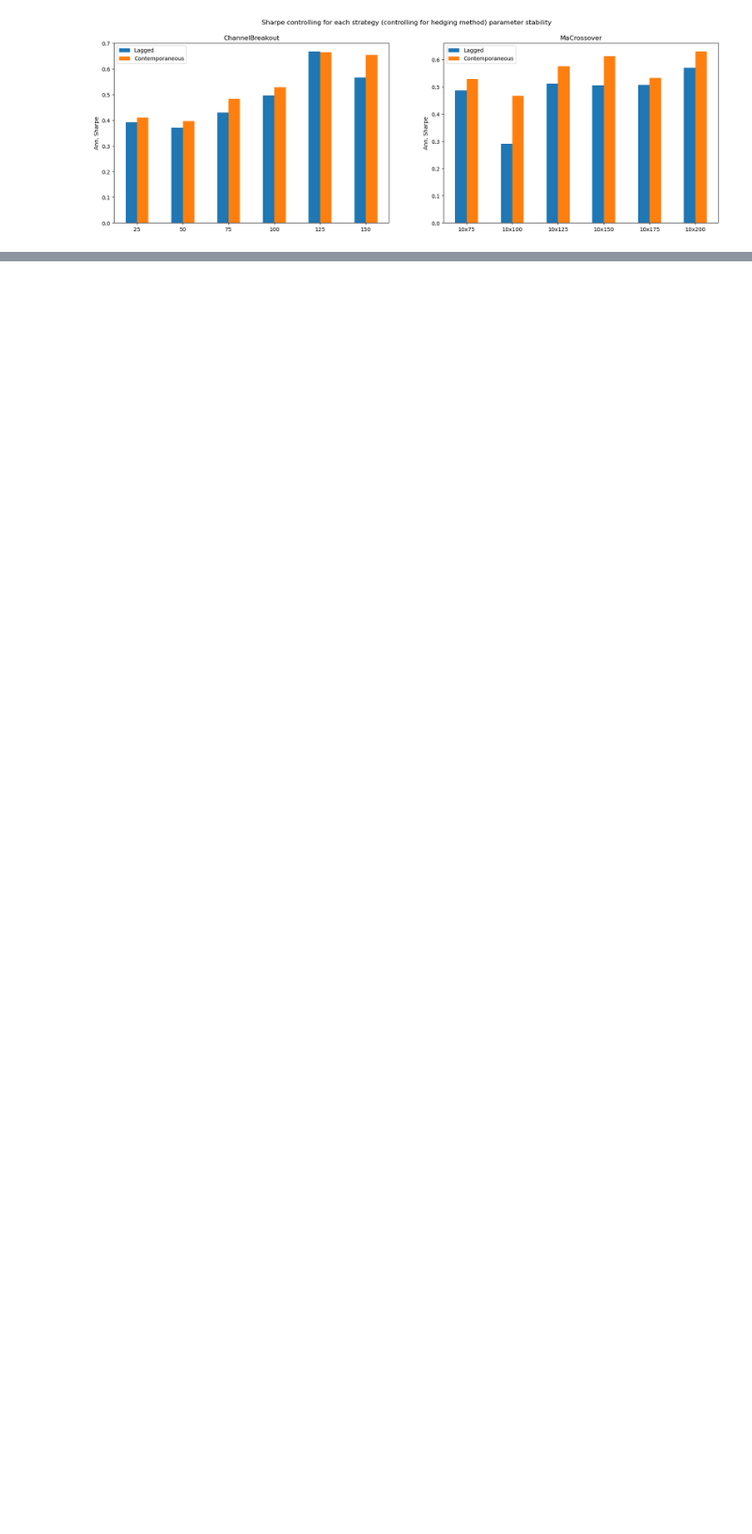
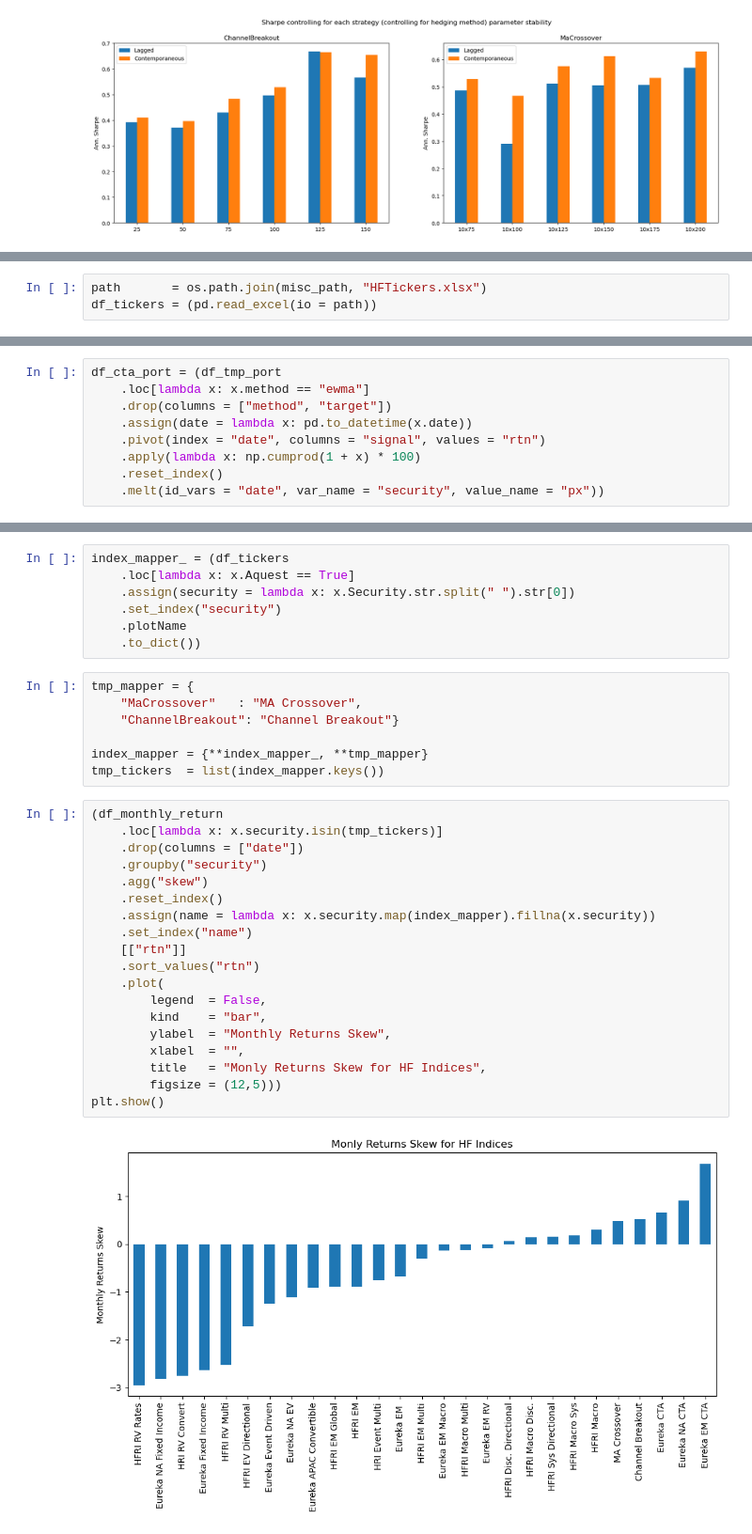
Before and after one commit to diegodalvarez/TrendSystem, a Jupyter notebook: Research/Blogs/AlphaQuestCTASeries.ipynb, the cells around one changed output, grey strips where cells are left out. Shown at 94% size. Saved outputs shown, nothing was run; the diff lists cells and outputs as text; blank space fills up the shorter version.

```diff
--- a/Research/Blogs/AlphaQuestCTASeries.ipynb
+++ b/Research/Blogs/AlphaQuestCTASeries.ipynb
@@ -700,0 +707,3 @@ plt.show()
+# %%
+path       = os.path.join(misc_path, "HFTickers.xlsx")
+df_tickers = (pd.read_excel(io = path))
@@ -700,0 +719,9 @@ plt.show()
+# %%
+df_cta_port = (df_tmp_port
+    .loc[lambda x: x.method == "ewma"]
+    .drop(columns = ["method", "target"])
+    .assign(date = lambda x: pd.to_datetime(x.date))
+    .pivot(index = "date", columns = "signal", values = "rtn")
+    .apply(lambda x: np.cumprod(1 + x) * 100)
+    .reset_index()
+    .melt(id_vars = "date", var_name = "security", value_name = "px"))
@@ -700,0 +743,35 @@ plt.show()
+# %%
+index_mapper_ = (df_tickers
+    .loc[lambda x: x.Aquest == True]
+    .assign(security = lambda x: x.Security.str.split(" ").str[0])
+    .set_index("security")
+    .plotName
+    .to_dict())
+# %%
+tmp_mapper = {
+    "MaCrossover"   : "MA Crossover",
+    "ChannelBreakout": "Channel Breakout"}
+
+index_mapper = {**index_mapper_, **tmp_mapper}
+tmp_tickers  = list(index_mapper.keys())
+# %%
+(df_monthly_return
+    .loc[lambda x: x.security.isin(tmp_tickers)]
+    .drop(columns = ["date"])
+    .groupby("security")
+    .agg("skew")
+    .reset_index()
+    .assign(name = lambda x: x.security.map(index_mapper).fillna(x.security))
+    .set_index("name")
+    [["rtn"]]
+    .sort_values("rtn")
+    .plot(
+        legend  = False,
+        kind    = "bar",
+        ylabel  = "Monthly Returns Skew",
+        xlabel  = "",
+        title   = "Monly Returns Skew for HF Indices",
+        figsize = (12,5)))
+plt.show()
+# %% [output]
+[figure, added]
```
Also changed, not shown: parts of 21 cells of this notebook.
